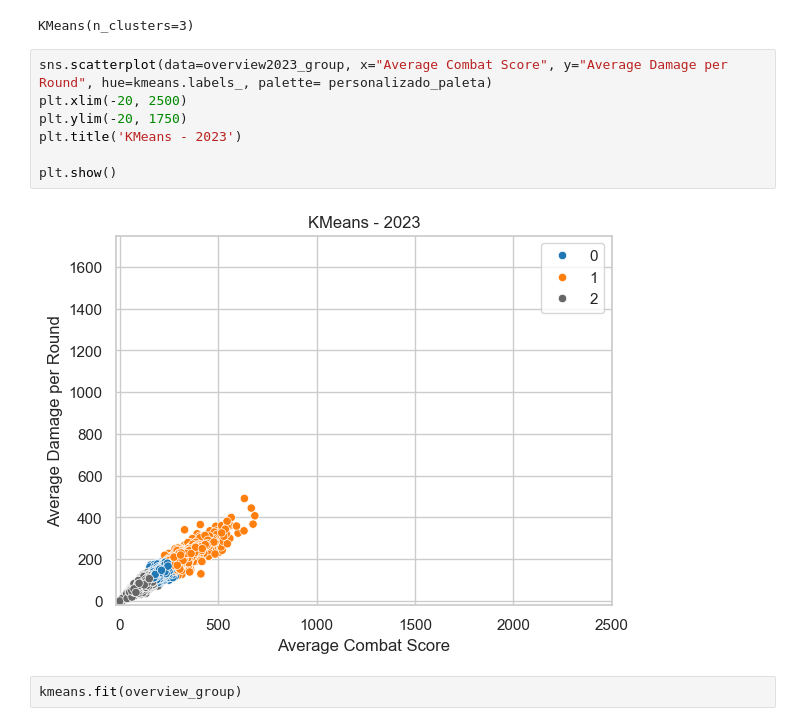
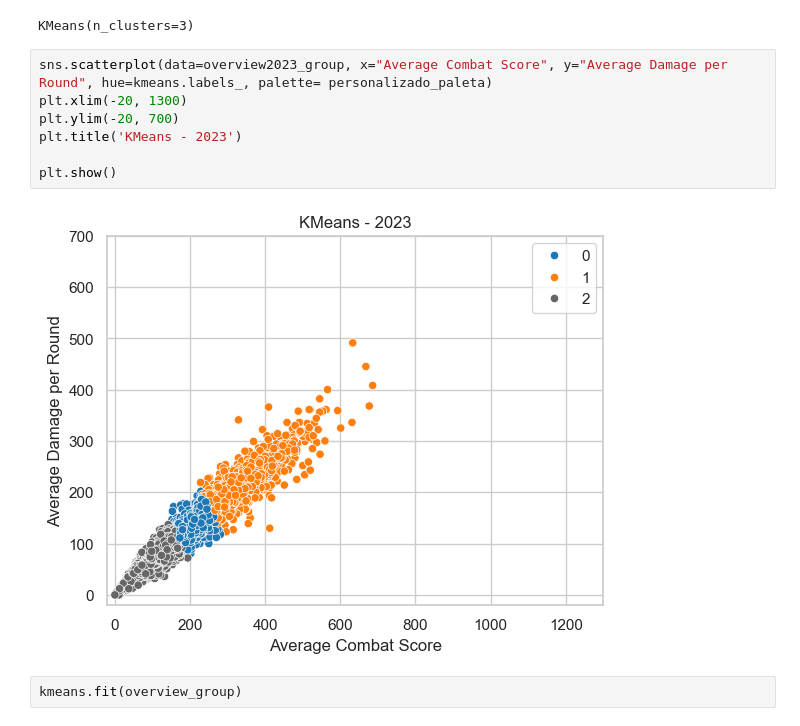
Before and after one commit to PedroLSCabral/Projeto-ICD, a Jupyter notebook: Presentation.ipynb, the cells around one changed output. Cells and saved outputs as stored; diff of their text form.

```diff
--- a/Presentation.ipynb
+++ b/Presentation.ipynb
@@ -526,13 +526,13 @@ kmeans.fit(overview2023_group)
 KMeans(n_clusters=3)
 # %%
 sns.scatterplot(data=overview2023_group, x="Average Combat Score", y="Average Damage per Round", hue=kmeans.labels_, palette= personalizado_paleta)
-plt.xlim(-20, 2500)
-plt.ylim(-20, 1750)
+plt.xlim(-20, 1300)
+plt.ylim(-20, 700)
 plt.title('KMeans - 2023')
 
 plt.show()
 # %% [output]
-[figure, old version]
+[figure, new version]
 # %%
 kmeans.fit(overview_group)
 # %% [output]
```
Also changed, not shown: parts of 3 cells of this notebook.
